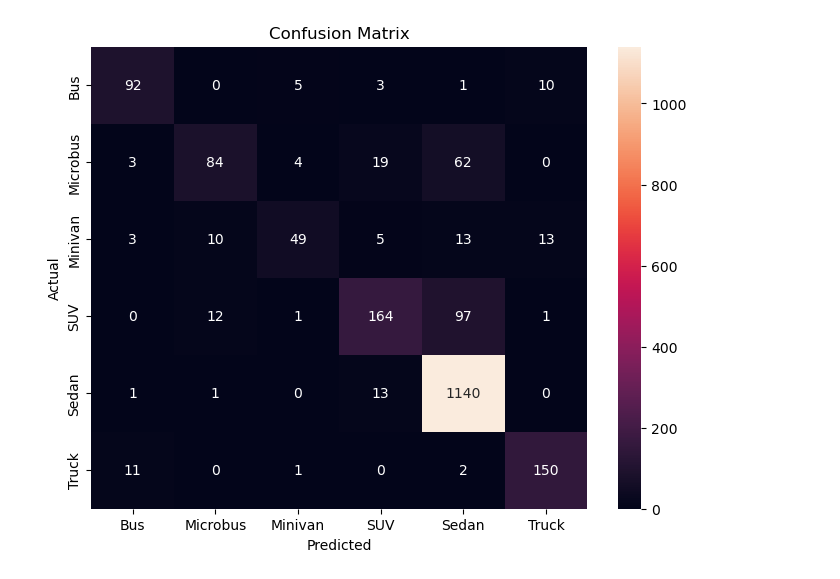
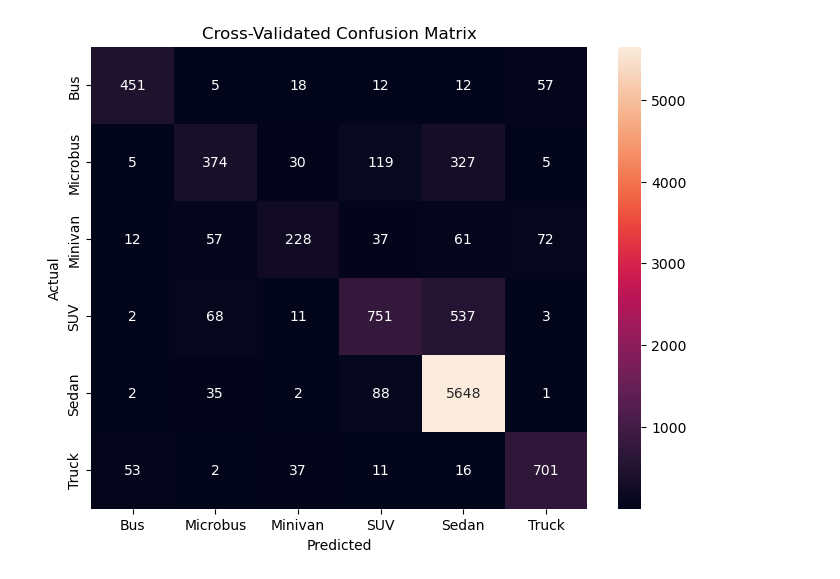
Before and after one commit to Lyquifyy/Senior-Project, a Jupyter notebook: models/SVM_Training.ipynb, the cells around one changed output. Cells and saved outputs as stored; diff of their text form; code cells hidden in the pictures.

Commit message:
Add cross validation to improve generilzability

```diff
--- a/models/SVM_Training.ipynb
+++ b/models/SVM_Training.ipynb
@@ -4,9 +4,10 @@ import cv2
 import numpy as np
 import pandas as pd
 from skimage.feature import hog
-from sklearn.model_selection import train_test_split
+from sklearn.model_selection import train_test_split, cross_val_score, StratifiedKFold, cross_val_predict
 from sklearn.preprocessing import StandardScaler, LabelEncoder
 from sklearn.svm import SVC
+from sklearn.pipeline import Pipeline
 from sklearn.metrics import classification_report, confusion_matrix
 import seaborn as sns
 import matplotlib.pyplot as plt
@@ -17,7 +18,7 @@ CSV_FILE = "C:/Users/clair/Downloads/BITVehicle/VehicleInfo.csv"
 IMG_SIZE = (64, 64)
 TEST_SIZE = 0.2
 
-
+# Load CSV
 df = pd.read_csv(CSV_FILE)
 
 print("Loaded:", df.shape)
@@ -33,7 +34,6 @@ for _, row in df.iterrows():
     img_name = row["name"]
     label = row["category"]
 
-    # Bounding box
     left = int(row["left"])
     top = int(row["top"])
     right = int(row["right"])
@@ -42,27 +42,23 @@ for _, row in df.iterrows():
     img_path = os.path.join(IMAGE_FOLDER, img_name)
 
     if not os.path.exists(img_path):
-        print("Could not process:", img_path)
+        print("Missing:", img_path)
         continue
 
-    # Load image
     img = cv2.imread(img_path)
 
-    # Crop vehicle using bounding box
+    if img is None:
+        continue
+
     crop = img
     #[top:bottom, left:right]
 
-    # Skip bad crops
     if crop.size == 0:
         continue
 
-    # Resize
     crop = cv2.resize(crop, IMG_SIZE)
-
-    # Convert to grayscale
     gray = cv2.cvtColor(crop, cv2.COLOR_BGR2GRAY)
 
-    # HOG features
     hog_features = hog(
         gray,
         orientations=9,
@@ -79,11 +75,42 @@ labels = np.array(labels)
 
 print("Feature shape:", features.shape)
 
-# Encode lables
+# Encode labels
 le = LabelEncoder()
 y = le.fit_transform(labels)
 
-# Split data for training and testing
+pipeline = Pipeline([
+    ('scaler', StandardScaler()),
+    ('svm', SVC(kernel='rbf', C=10, gamma='scale', probability=True))
+])
+
+skf = StratifiedKFold(n_splits=5, shuffle=True, random_state=42)
+
+print("\nRunning Cross-Validation...")
+cv_scores = cross_val_score(pipeline, features, y, cv=skf)
+
+print("CV Scores:", cv_scores)
+print("Mean CV Accuracy:", cv_scores.mean())
+print("Std Dev:", cv_scores.std())
+
+# Cross-validated predictions for confusion matrix
+y_pred_cv = cross_val_predict(pipeline, features, y, cv=skf)
+
+print("\nCross-Validated Classification Report:")
+print(classification_report(y, y_pred_cv, target_names=le.classes_))
+
+cm_cv = confusion_matrix(y, y_pred_cv)
+
+plt.figure(figsize=(8, 6))
+sns.heatmap(cm_cv, annot=True, fmt="d",
+            xticklabels=le.classes_,
+            yticklabels=le.classes_)
+plt.title("Cross-Validated Confusion Matrix")
+plt.xlabel("Predicted")
+plt.ylabel("Actual")
+plt.show()
+
+
 X_train, X_test, y_train, y_test = train_test_split(
     features, y,
     test_size=TEST_SIZE,
@@ -91,39 +118,25 @@ X_train, X_test, y_train, y_test = train_test_split(
     random_state=42
 )
 
-# Scale features
-scaler = StandardScaler()
-X_train = scaler.fit_transform(X_train)
-X_test = scaler.transform(X_test)
+# Fit pipeline on training data
+print("\nTraining final model on train/test split...")
+pipeline.fit(X_train, y_train)
 
-# Train SVM
-print("Training SVM...")
+# Predict on test set
+y_pred = pipeline.predict(X_test)
 
-svm = SVC(
-    kernel='rbf',
-    C=10,
-    gamma='scale',
-    probability= True
-)
-
-svm.fit(X_train, y_train)
-
-# Evaluate SVM
-y_pred = svm.predict(X_test)
-
-print("\nClassification Report:")
+print("\nFinal Test Classification Report:")
 print(classification_report(y_test, y_pred, target_names=le.classes_))
 
-# Confusion matrix
 cm = confusion_matrix(y_test, y_pred)
 
 plt.figure(figsize=(8, 6))
 sns.heatmap(cm, annot=True, fmt="d",
             xticklabels=le.classes_,
             yticklabels=le.classes_)
+plt.title("Test Set Confusion Matrix")
 plt.xlabel("Predicted")
 plt.ylabel("Actual")
-plt.title("Confusion Matrix")
 plt.show()
 # %% [output]
 Loaded: (9850, 10)
@@ -146 +159 @@ weighted avg       0.85      0.85      0.84      1970
-[figure, old version]
+[figure, new version]
```
Also changed, not shown: parts of 2 cells of this notebook, 2 other files.
